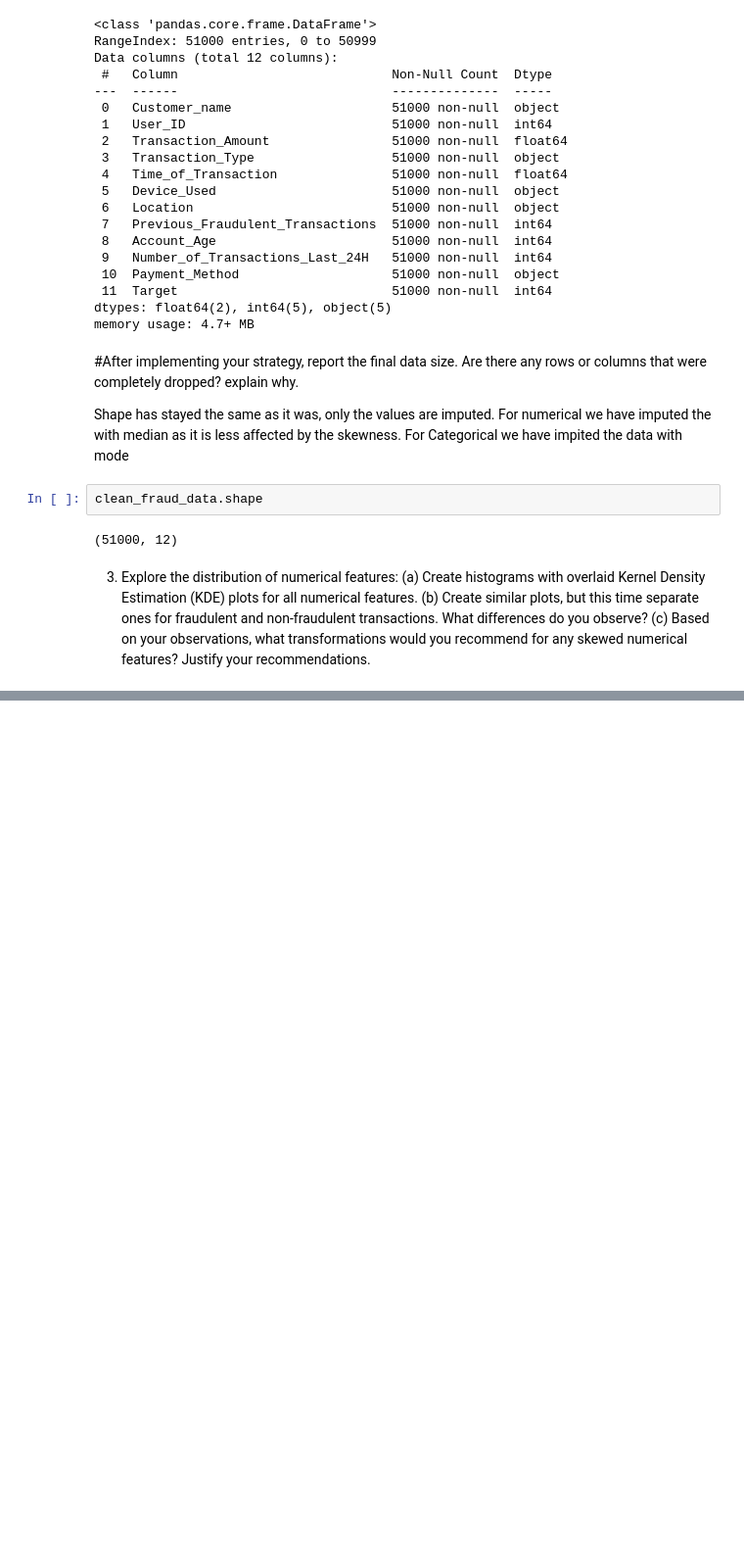
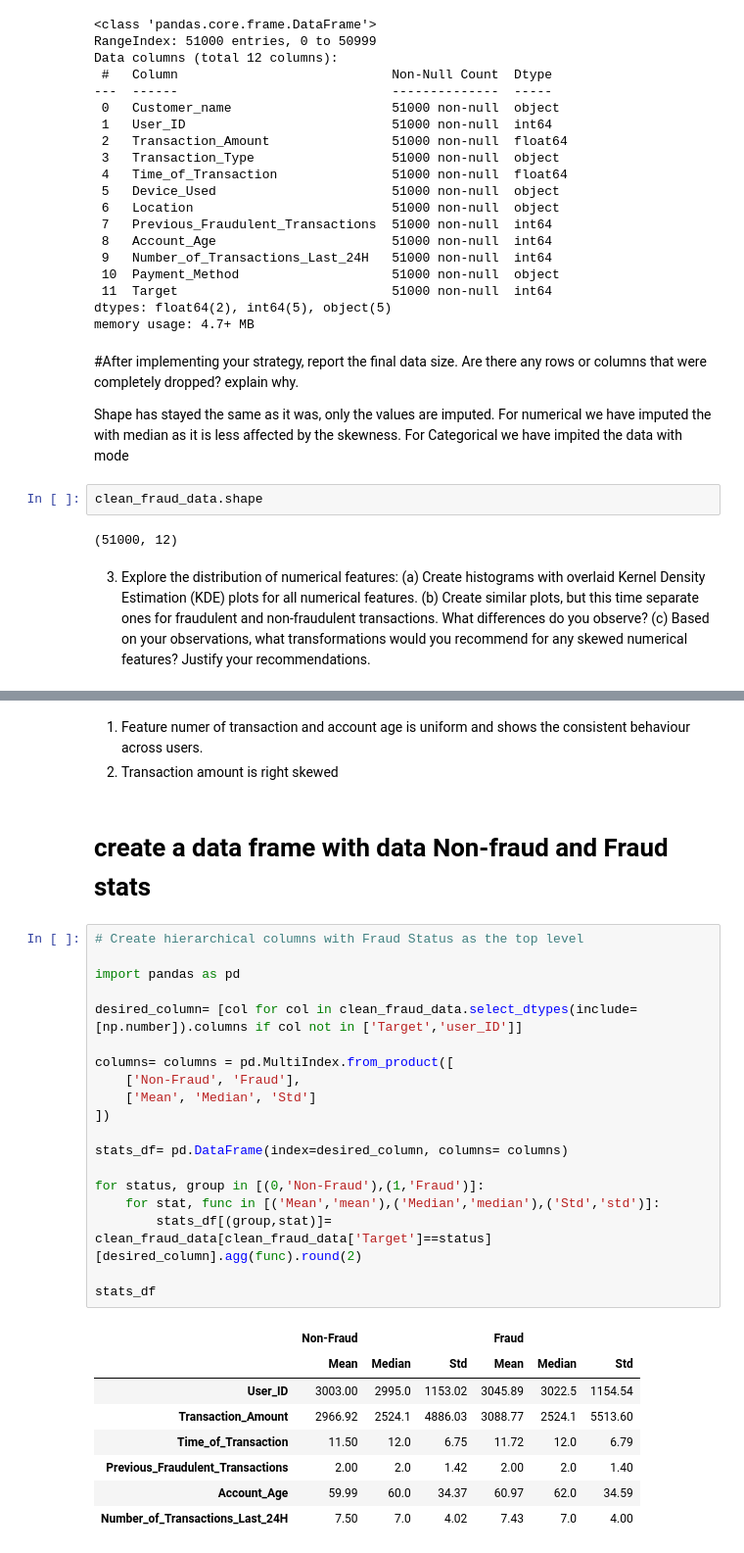
Before and after one commit to ruksad/descriptive-stats, a Jupyter notebook: lectures/24_22Mar_weekend/assignment/RYPDI0GT7H.ipynb, the cells around one changed output, grey strips where cells are left out. Shown at 98% size. Saved outputs shown, nothing was run; the diff lists cells and outputs as text; blank space fills up the shorter version.

```diff
--- a/lectures/24_22Mar_weekend/assignment/RYPDI0GT7H.ipynb
+++ b/lectures/24_22Mar_weekend/assignment/RYPDI0GT7H.ipynb
@@ -337,0 +366,33 @@ plt.show()
+# %% [markdown]
+1. Feature numer of transaction and account age is uniform and shows the consistent behaviour across users.
+2. Transaction amount is right skewed
+# %% [markdown]
+# create a data frame with data Non-fraud and Fraud stats
+# %%
+# Create hierarchical columns with Fraud Status as the top level
+
+import pandas as pd
+
+desired_column= [col for col in clean_fraud_data.select_dtypes(include=[np.number]).columns if col not in ['Target','user_ID']]
+
+columns= columns = pd.MultiIndex.from_product([
+    ['Non-Fraud', 'Fraud'],
+    ['Mean', 'Median', 'Std']
+])
+
+stats_df= pd.DataFrame(index=desired_column, columns= columns)
+
+for status, group in [(0,'Non-Fraud'),(1,'Fraud')]:
+    for stat, func in [('Mean','mean'),('Median','median'),('Std','std')]:
+        stats_df[(group,stat)]= clean_fraud_data[clean_fraud_data['Target']==status][desired_column].agg(func).round(2)
+
+stats_df
+# %% [output]
+|  | Non-Fraud |  |  | Fraud |  |  |
+|  | Mean | Median | Std | Mean | Median | Std |
+| User_ID | 3003.00 | 2995.0 | 1153.02 | 3045.89 | 3022.5 | 1154.54 |
+| Transaction_Amount | 2966.92 | 2524.1 | 4886.03 | 3088.77 | 2524.1 | 5513.60 |
+| Time_of_Transaction | 11.50 | 12.0 | 6.75 | 11.72 | 12.0 | 6.79 |
+| Previous_Fraudulent_Transactions | 2.00 | 2.0 | 1.42 | 2.00 | 2.0 | 1.40 |
+| Account_Age | 59.99 | 60.0 | 34.37 | 60.97 | 62.0 | 34.59 |
+| Number_of_Transactions_Last_24H | 7.50 | 7.0 | 4.02 | 7.43 | 7.0 | 4.00 |
```
Also changed, not shown: parts of 4 cells of this notebook.
